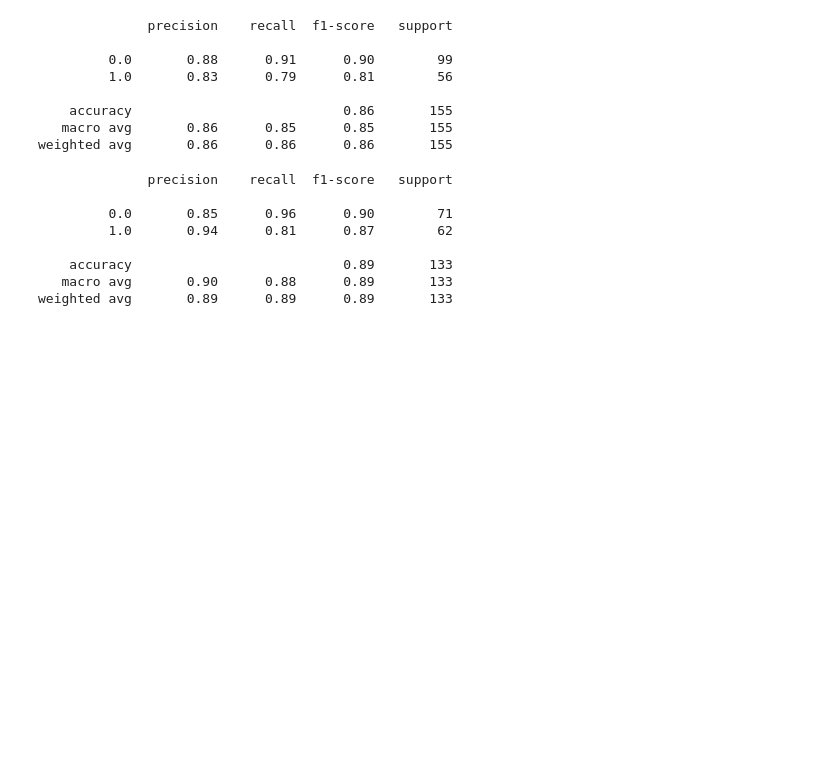
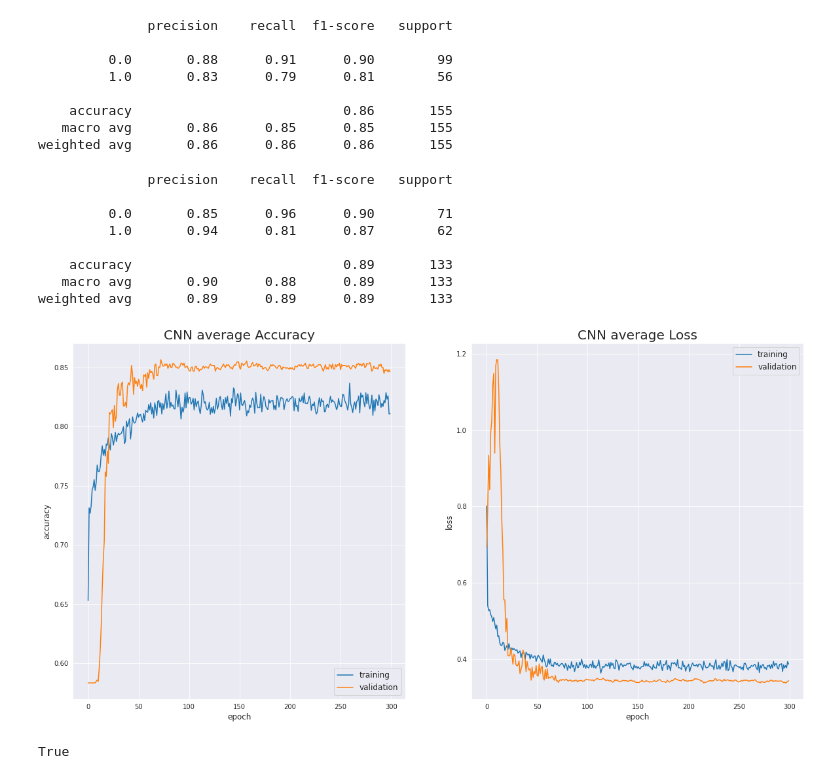
Before and after one commit to giollimirgia/litter_thesis, a Jupyter notebook: code/train_predict_CNN.ipynb, the cells around one changed output. Drawn from its saved outputs; the diff is of its cells as text; code cells hidden in the pictures; blank space fills up the shorter version.

```diff
--- a/code/train_predict_CNN.ipynb
+++ b/code/train_predict_CNN.ipynb
@@ -281,3 +248,31 @@ for i in range(len(all_labeled)):
     shutil.copy(patch_filename, patch_dest)
   else:
     print("patch unlabeled: {}, {}".format(os.path.basename(row['patch_filename']), row['plastic']))
+# %%
+hist_cnn1 = pd.read_pickle('code/ckpts/trainHistoryCNN_kf1')
+hist_cnn2 = pd.read_pickle('code/ckpts/trainHistoryCNN_kf2')
+hist_cnn3 = pd.read_pickle('code/ckpts/trainHistoryCNN_kf3')
+
+plt.figure(figsize=(20,10))
+sns.set_style("darkgrid")
+plt.subplot(121)
+plt.plot(np.mean([hist_cnn1['accuracy'], hist_cnn2['accuracy'], hist_cnn3['accuracy']], axis=0))
+plt.plot(np.mean([hist_cnn1['val_accuracy'], hist_cnn2['val_accuracy'], hist_cnn3['val_accuracy']], axis=0))
+plt.title('CNN average Accuracy', fontsize=20)
+plt.ylabel('accuracy', fontsize=12)
+plt.xlabel('epoch', fontsize=12)
+plt.legend(['training', 'validation'], loc='lower right', fontsize='large')
+plt.subplot(122)
+plt.plot(np.mean([hist_cnn1['loss'], hist_cnn2['loss'], hist_cnn3['loss']], axis=0))
+plt.plot(np.mean([hist_cnn1['val_loss'], hist_cnn2['val_loss'], hist_cnn3['val_loss']], axis=0))
+plt.title('CNN average Loss', fontsize=20)
+plt.ylabel('loss', fontsize=12)
+plt.xlabel('epoch', fontsize=12)
+plt.legend(['training', 'validation'], loc='upper right',  fontsize='large')
+plt.savefig("code/figures/CNN_training_kf.png")
+# %% [output]
+[figure, added]
+# %%
+len(np.mean([hist_cnn1['accuracy'], hist_cnn2['accuracy'], hist_cnn3['accuracy']], axis=0)) == len(hist_cnn3['accuracy'])
+# %% [output]
+True
```
Also changed, not shown: parts of 8 cells of this notebook.
